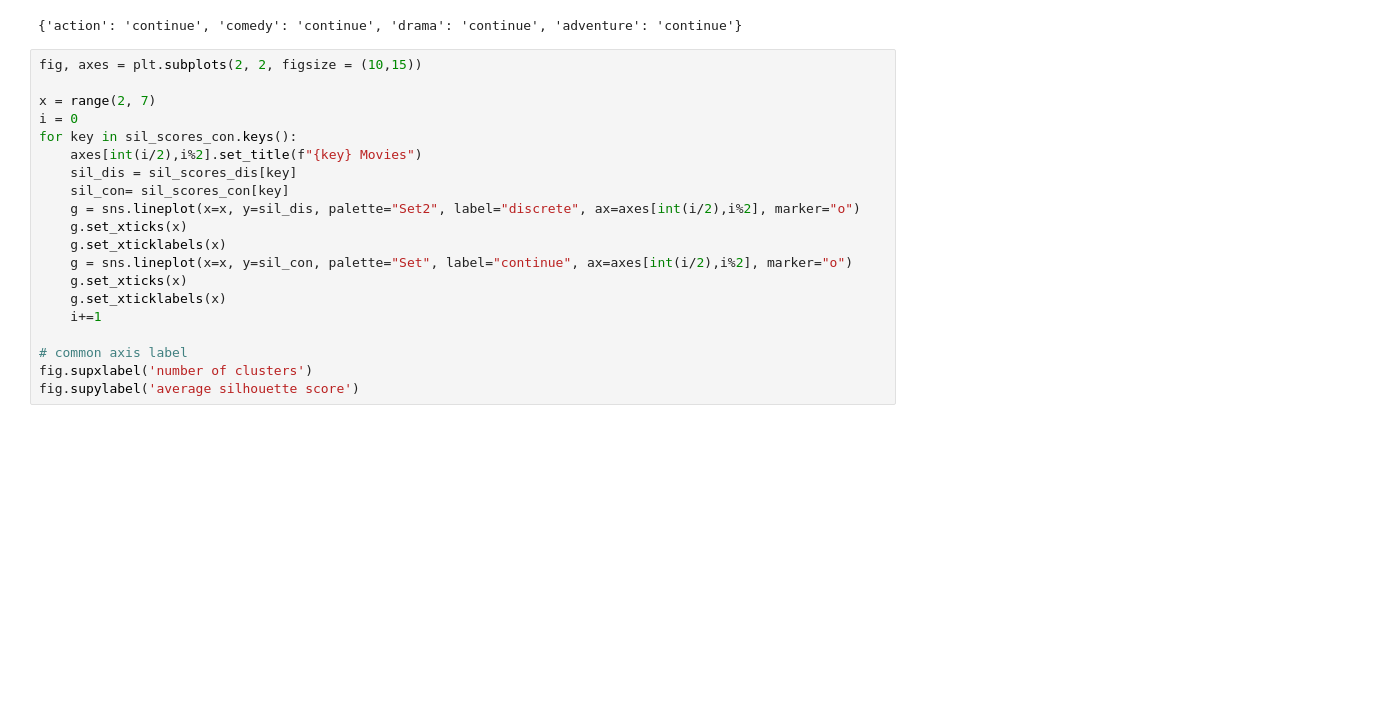
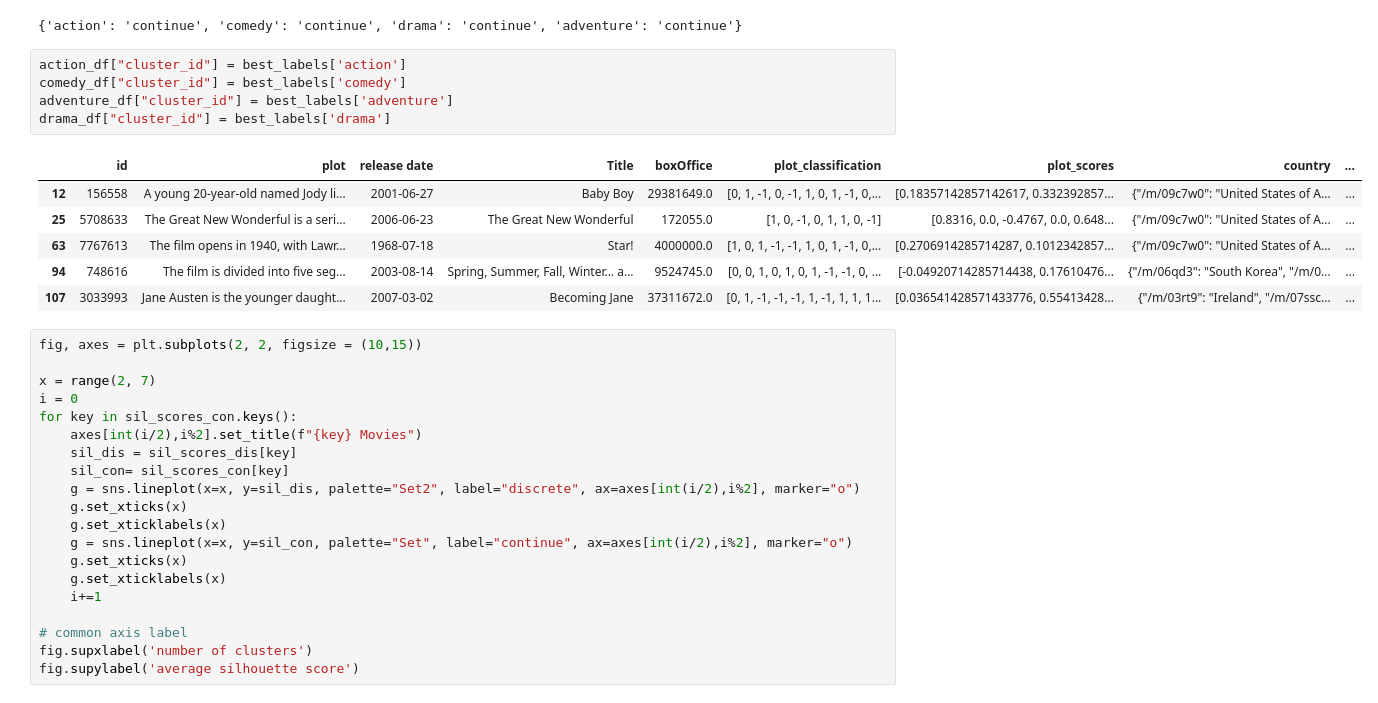
Before and after one commit to epfl-ada/ada-2022-project-runtimeterror, a Jupyter notebook: milestone3.ipynb, the cells around one changed output. Saved outputs shown, nothing was run; the diff lists cells and outputs as text; blank space fills up the shorter version.

```diff
--- a/milestone3.ipynb
+++ b/milestone3.ipynb
@@ -417,6 +436,18 @@ best_features = {k: "discrete" if v in sil_scores_dis[k] else "continue" for k,v
 print(best_features)
 # %% [output]
 {'action': 'continue', 'comedy': 'continue', 'drama': 'continue', 'adventure': 'continue'}
+# %%
+action_df["cluster_id"] = best_labels['action']
+comedy_df["cluster_id"] = best_labels['comedy']
+adventure_df["cluster_id"] = best_labels['adventure']
+drama_df["cluster_id"] = best_labels['drama']
+# %% [output]
+|  | id | plot | release date | Title | boxOffice | plot_classification | plot_scores | country | ... |
+| 12 | 156558 | A young 20-year-old named Jody li... | 2001-06-27 | Baby Boy | 29381649.0 | [0, 1, -1, 0, -1, 1, 0, 1, -1, 0,... | [0.18357142857142617, 0.332392857... | {"/m/09c7w0": "United States of A... | ... |
+| 25 | 5708633 | The Great New Wonderful is a seri... | 2006-06-23 | The Great New Wonderful | 172055.0 | [1, 0, -1, 0, 1, 1, 0, -1] | [0.8316, 0.0, -0.4767, 0.0, 0.648... | {"/m/09c7w0": "United States of A... | ... |
+| 63 | 7767613 | The film opens in 1940, with Lawr... | 1968-07-18 | Star! | 4000000.0 | [1, 0, 1, -1, -1, 1, 0, 1, -1, 0,... | [0.2706914285714287, 0.1012342857... | {"/m/09c7w0": "United States of A... | ... |
+| 94 | 748616 | The film is divided into five seg... | 2003-08-14 | Spring, Summer, Fall, Winter... a... | 9524745.0 | [0, 0, 1, 0, 1, 0, 1, -1, -1, 0, ... | [-0.04920714285714438, 0.17610476... | {"/m/06qd3": "South Korea", "/m/0... | ... |
+| 107 | 3033993 | Jane Austen is the younger daught... | 2007-03-02 | Becoming Jane | 37311672.0 | [0, 1, -1, -1, -1, 1, -1, 1, 1, 1... | [0.036541428571433776, 0.55413428... | {"/m/03rt9": "Ireland", "/m/07ssc... | ... |
 # %%
 fig, axes = plt.subplots(2, 2, figsize = (10,15))
 
```
Also changed, not shown: parts of 6 cells of this notebook.
